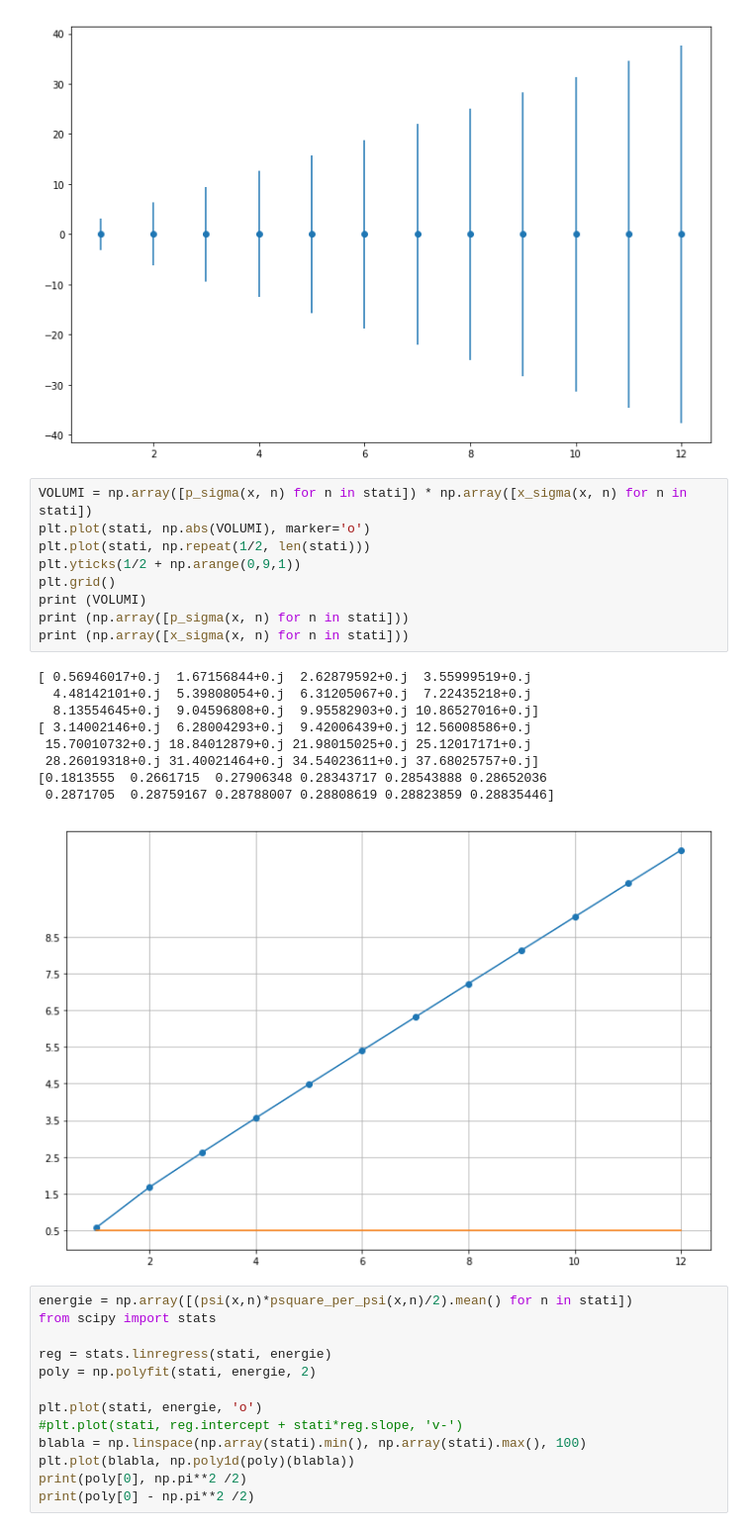
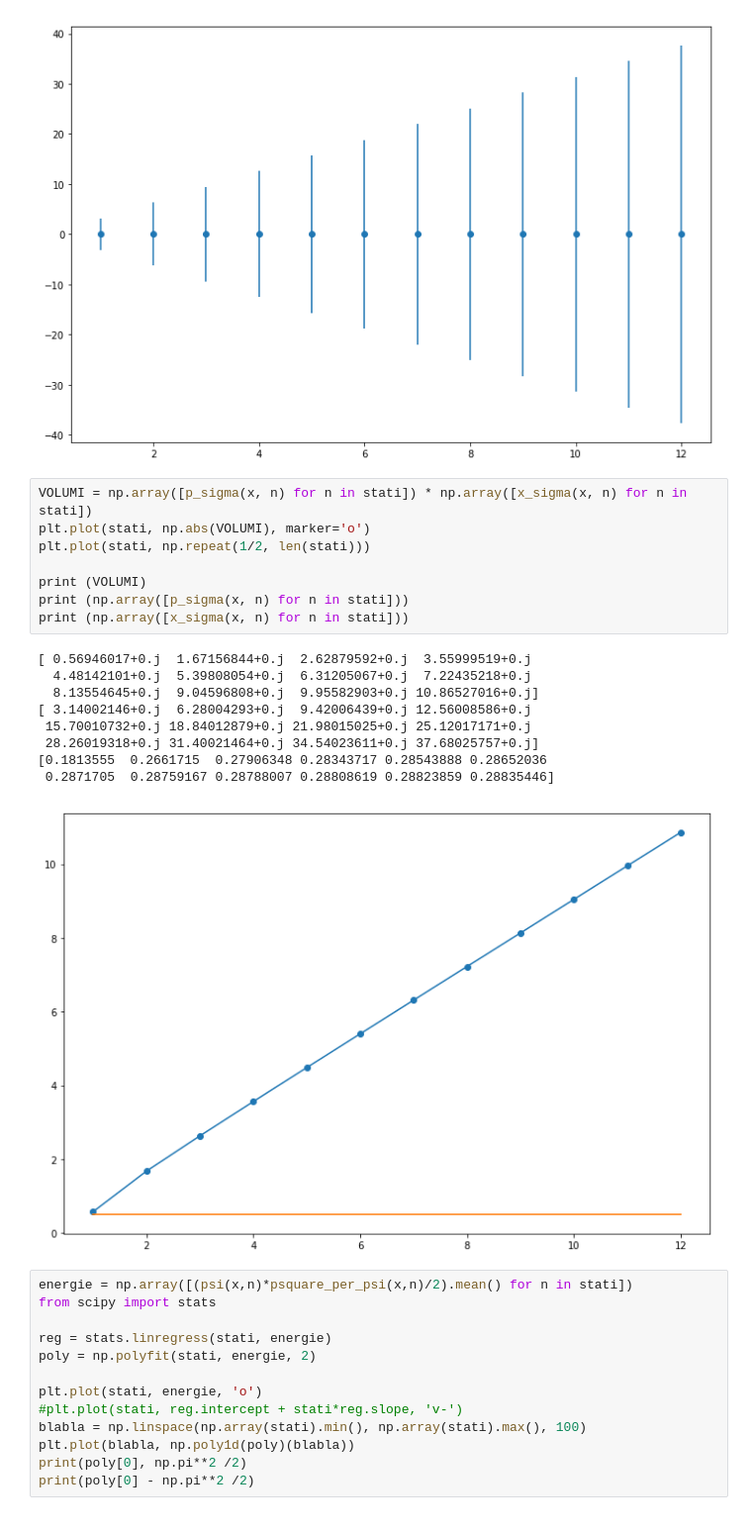
Before and after one commit to AvverbioPronome/Quant, a Jupyter notebook: Buca.ipynb, the cells around one changed output. Shown at 99% size. Drawn from its saved outputs; the diff is of its cells as text.

```diff
--- a/Buca.ipynb
+++ b/Buca.ipynb
@@ -81,22 +81,21 @@ plt.errorbar(stati, [p_mu(x, n) for n in stati], yerr=[p_sigma(x, n) for n in st
 # %%
 VOLUMI = np.array([p_sigma(x, n) for n in stati]) * np.array([x_sigma(x, n) for n in stati])
 plt.plot(stati, np.abs(VOLUMI), marker='o')
 plt.plot(stati, np.repeat(1/2, len(stati)))
-plt.yticks(1/2 + np.arange(0,9,1))
-plt.grid()
+
 print (VOLUMI)
 print (np.array([p_sigma(x, n) for n in stati]))
 print (np.array([x_sigma(x, n) for n in stati]))
 # %% [output]
 [ 0.56946017+0.j  1.67156844+0.j  2.62879592+0.j  3.55999519+0.j
   4.48142101+0.j  5.39808054+0.j  6.31205067+0.j  7.22435218+0.j
   8.13554645+0.j  9.04596808+0.j  9.95582903+0.j 10.86527016+0.j]
 [ 3.14002146+0.j  6.28004293+0.j  9.42006439+0.j 12.56008586+0.j
  15.70010732+0.j 18.84012879+0.j 21.98015025+0.j 25.12017171+0.j
  28.26019318+0.j 31.40021464+0.j 34.54023611+0.j 37.68025757+0.j]
 [0.1813555  0.2661715  0.27906348 0.28343717 0.28543888 0.28652036
  0.2871705  0.28759167 0.28788007 0.28808619 0.28823859 0.28835446]
-[figure, old version]
+[figure, new version]
 # %%
 energie = np.array([(psi(x,n)*psquare_per_psi(x,n)/2).mean() for n in stati])
 from scipy import stats
```
